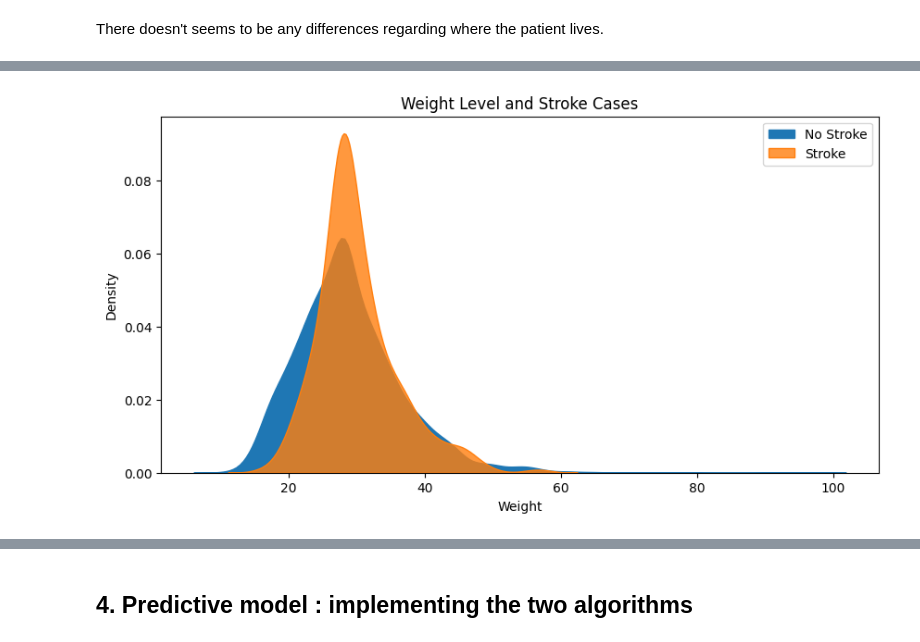
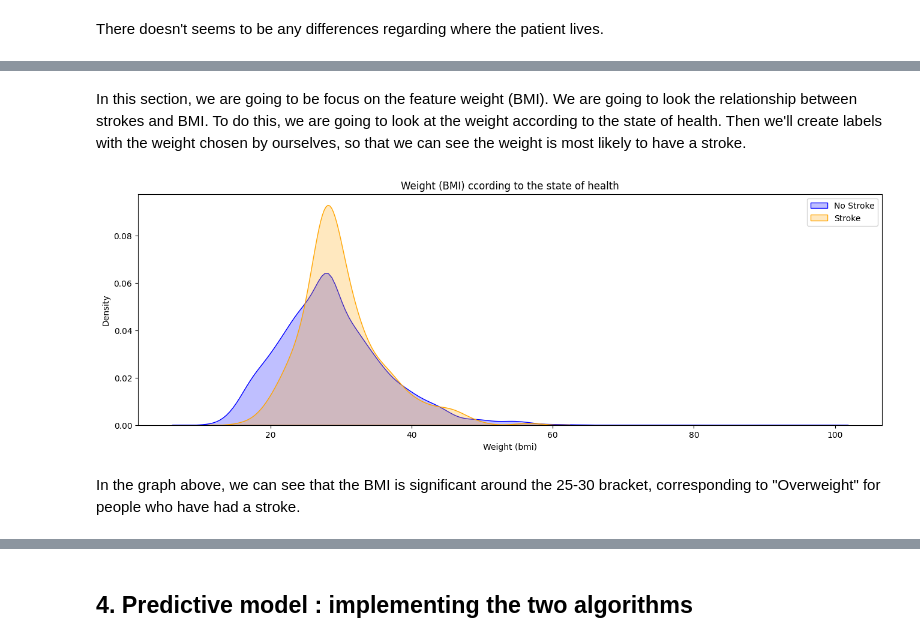
Before and after one commit to Raideeen/stroke_prediction, a Jupyter notebook: analysis.ipynb, the cells around one changed output, grey strips where cells are left out. Drawn from its saved outputs; the diff is of its cells as text; code cells hidden in the pictures.

```diff
--- a/analysis.ipynb
+++ b/analysis.ipynb
@@ -632,29 +600,0 @@ There doesn't seems to be any differences regarding where the patient lives.
-# %%
-# Convert the 'avg_glucose_level' column to numeric values, handling any errors by setting them to NaN
-df['avg_glucose_level'] = pd.to_numeric(df['avg_glucose_level'], errors='coerce')
-
-# Create a new column 'avg_glucose_level_bin' by categorizing the 'avg_glucose_level' into bins
-df['avg_glucose_level_bin'] = pd.cut(df['avg_glucose_level'], bins=[0, 90, 160, 230, 300], labels=['Low', 'Normal', 'High', 'Very High'])
-
-# Group the data by 'avg_glucose_level_bin' and 'stroke' columns and calculate the count of each combination
-grouped = df.groupby(['avg_glucose_level_bin', 'stroke']).size().unstack(fill_value=0)
-
-# Convert the counts to percentages
-grouped_percentage = grouped.div(grouped.sum(axis=1), axis=0) * 100
-
-# Create bar plots showing the percentage of stroke cases for each 'avg_glucose_level_bin'
-fig, ax = plt.subplots(figsize=(10, 6))
-grouped_percentage.plot(kind='bar', ax=ax)
-
-plt.title('Stroke by Glucose Level')
-plt.xlabel('Average Glucose Level')
-plt.ylabel('Percentage of Cases')
-plt.legend(title='Legend', labels=['Healthy', 'Stroke'])
-
-# Add the percentage values above each bar
-for i, bar in enumerate(ax.patches):
-    h = bar.get_height()
-    ax.text(bar.get_x() + bar.get_width() / 2, h,
-            f'{h:.1f}%', ha='center', va='bottom')
-
-plt.show()
@@ -663,17 +601,18 @@ plt.show()
+# %% [markdown]
+In this section, we are going to be focus on the feature weight (BMI). We are going to look the relationship between strokes and BMI. To do this, we are going to look at the weight according to the state of health. Then we'll create labels with the weight chosen by ourselves, so that we can see the weight is most likely to have a stroke.
 # %%
-# Create the graph
-plt.figure(figsize=(10, 5))
+# Let's create a graph to see the weight  according to the state of health.
+plt.figure(figsize=(16, 5))
 
-# KDE plot for average BMI of non-stroke cases
-sns.kdeplot(df[df['stroke'] == 0]['bmi'], fill=True, alpha=1, color='#1f77b4', label='No Stroke')
+sns.kdeplot(df[df['stroke'] == 0]['bmi'], fill=True, color='blue', label='No Stroke')
+sns.kdeplot(df[df['stroke'] == 1]['bmi'], fill=True, color='orange', label='Stroke')
 
-# KDE plot for average BMI of stroke cases
-sns.kdeplot(df[df['stroke'] == 1]['bmi'], fill=True, alpha=0.8, color='#ff7f0e', label='Stroke')
-
-plt.title('Weight Level and Stroke Cases')
-plt.xlabel('Weight')
+plt.title('Weight (BMI) ccording to the state of health')
+plt.xlabel('Weight (bmi)')
 plt.ylabel('Density')
 plt.legend()
 plt.show()
 # %% [output]
-[figure, old version]
+[figure, new version]
+# %% [markdown]
+In the graph above, we can see that the BMI is significant around the 25-30 bracket, corresponding to "Overweight" for people who have had a stroke.
```
Also changed, not shown: parts of 22 cells of this notebook.
